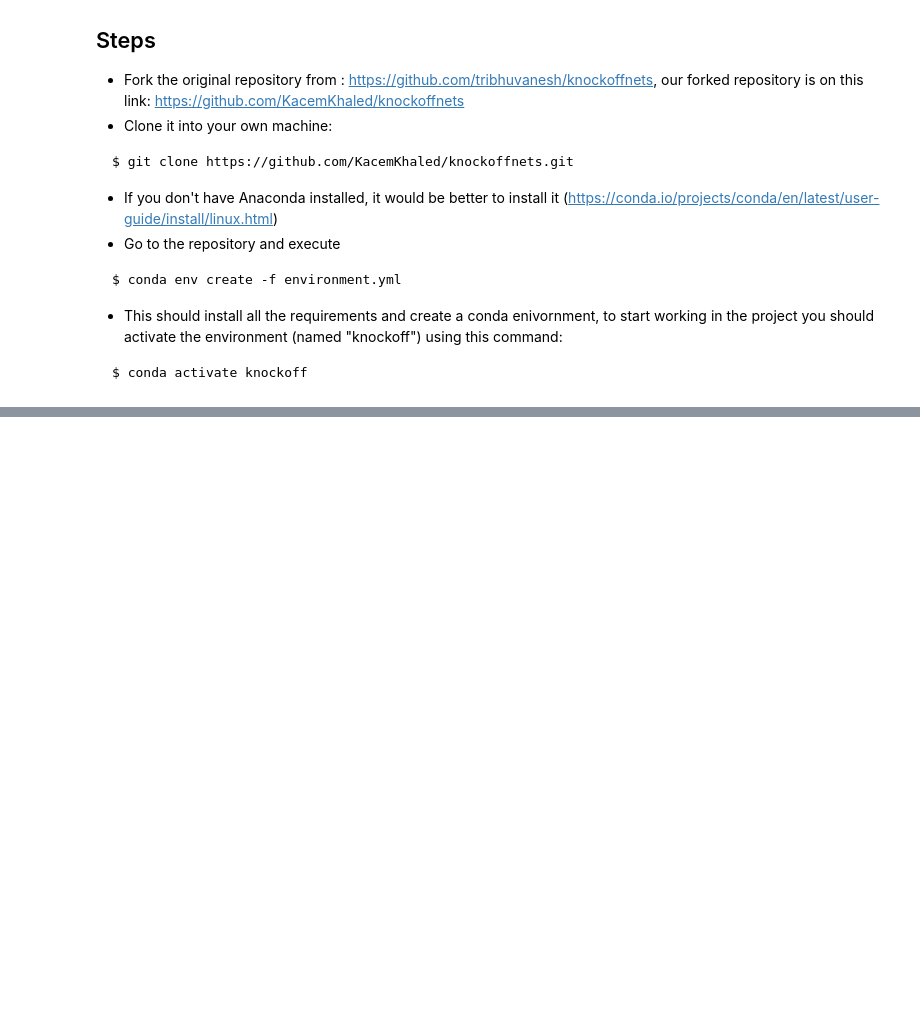
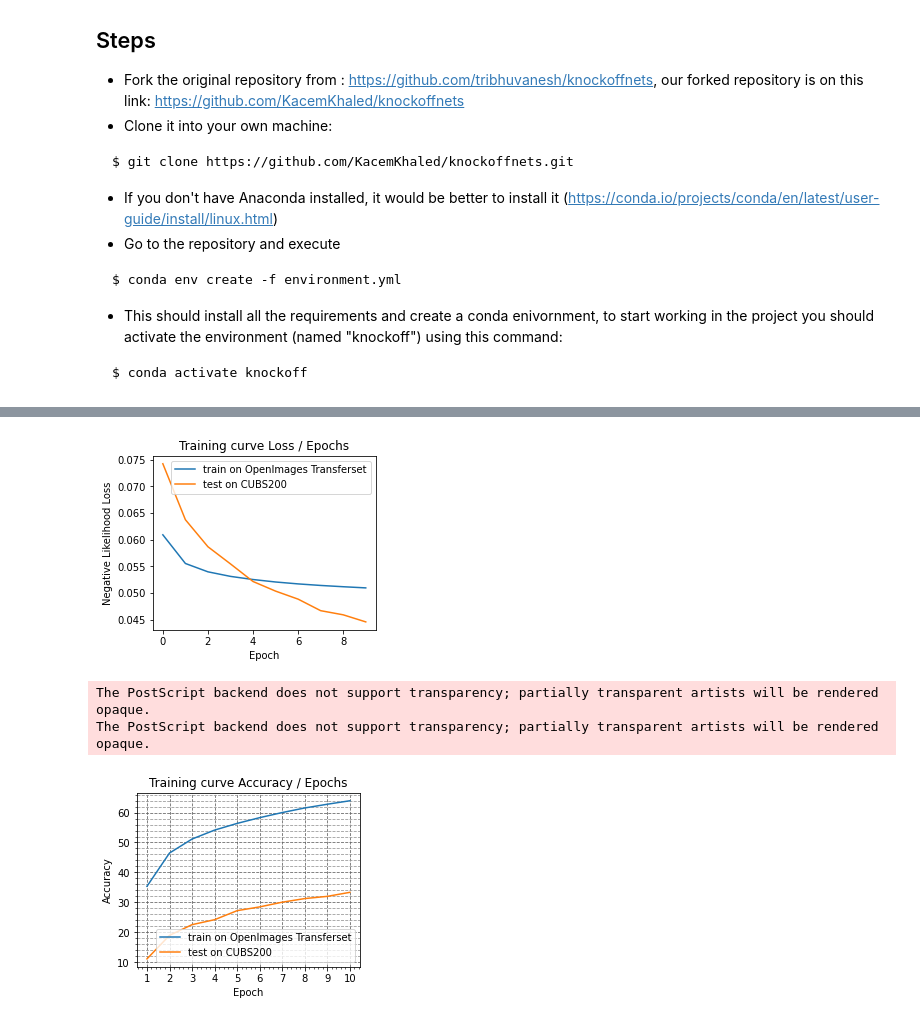
Before and after one commit to KacemKhaled/Project-INF8225, a Jupyter notebook: knockoffnets/KnockoffNets.ipynb, the cells around one changed output, grey strips where cells are left out. Cells and saved outputs as stored; diff of their text form; code cells hidden in the pictures; blank space fills up the shorter version.

```diff
--- a/knockoffnets/KnockoffNets.ipynb
+++ b/knockoffnets/KnockoffNets.ipynb
@@ -109,0 +251,5 @@ $ python3 -m "knockoff.adversary.train" models/adversary/cubs200-resnet18-random
+# %%
+PATH = "drive/My Drive/1 Polymtl/Hiv20/INF8225/Project/" # changer le path avec votre path
+logs_adv = pd.read_csv(PATH + "train.80000.log.tsv", sep='\t')
+train_logs_adv = logs_adv.loc[logs_adv['split']=='train'].reset_index(drop=True)
+test_logs_adv = logs_adv.loc[logs_adv['split']=='test'].reset_index(drop=True)
@@ -109,0 +284,35 @@ $ python3 -m "knockoff.adversary.train" models/adversary/cubs200-resnet18-random
+# %%
+# collect and plot the losses for the training and test sets
+accuracy_adv = train_logs_adv['accuracy']
+loss_adv = train_logs_adv[ 'loss']
+test_accuracy_adv = test_logs_adv['accuracy']
+test_loss_adv = test_logs_adv['loss']
+epoch = train_logs_adv['epoch']
+
+plt.figure(figsize=(4, 3.2))
+plt.plot(loss_adv, label="train on OpenImages Transferset")
+plt.plot(test_loss_adv, label="test on CUBS200")
+plt.title('Training curve Loss / Epochs')
+plt.ylabel('Negative Likelihood Loss')
+plt.xlabel('Epoch')
+plt.legend(loc='best')
+plt.show()
+
+plt.figure(figsize=(4, 3.2))
+plt.plot(epoch,accuracy_adv, label="train on OpenImages Transferset")
+plt.plot(epoch,test_accuracy_adv, label="test on CUBS200")
+plt.title('Training curve Accuracy / Epochs')
+plt.ylabel('Accuracy')
+plt.xlabel('Epoch')
+plt.xticks(epoch)
+plt.legend(loc='best')
+plt.grid(b=True, which='major', color='#666666', linestyle='dashed')
+plt.minorticks_on()
+plt.grid(b=True, which='minor', color='#999999', linestyle='dashed',axis='y')
+plt.savefig(PATH+"knockoff-resnet-18.eps",format="eps")
+plt.show()
+# %% [output]
+[figure, added]
+The PostScript backend does not support transparency; partially transparent artists will be rendered opaque.
+The PostScript backend does not support transparency; partially transparent artists will be rendered opaque.
+[figure, added]
```
Also changed, not shown: parts of 14 cells of this notebook.
